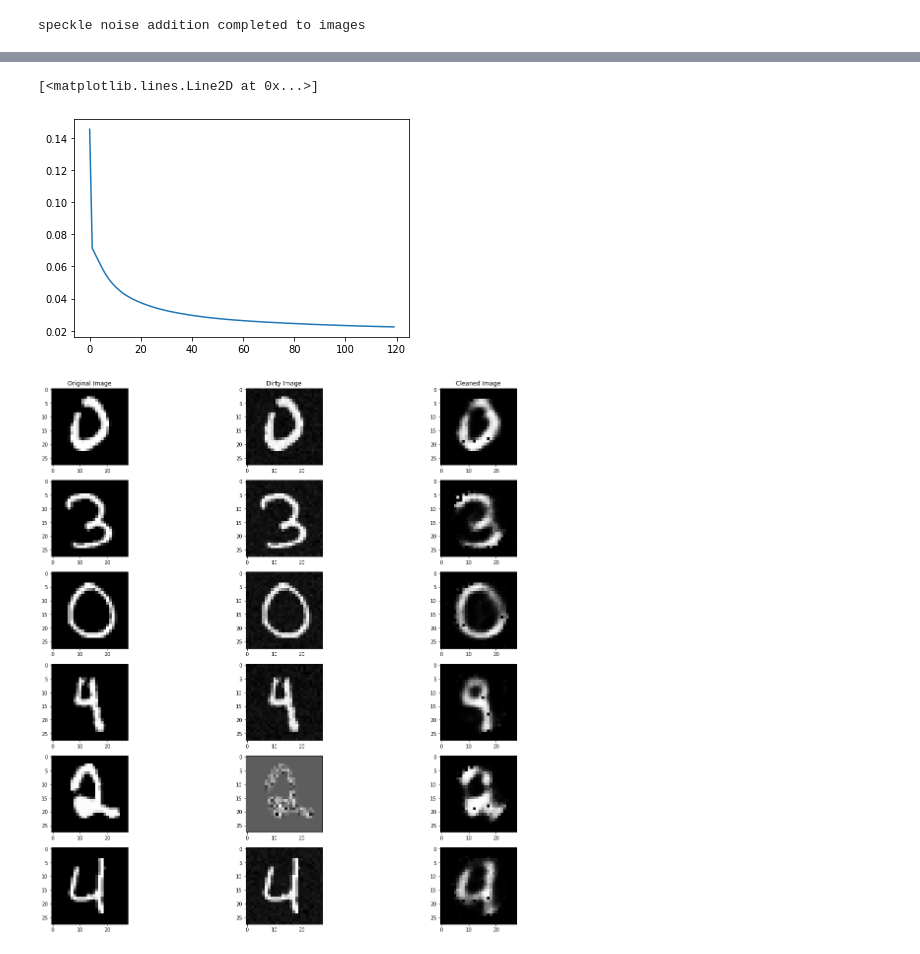
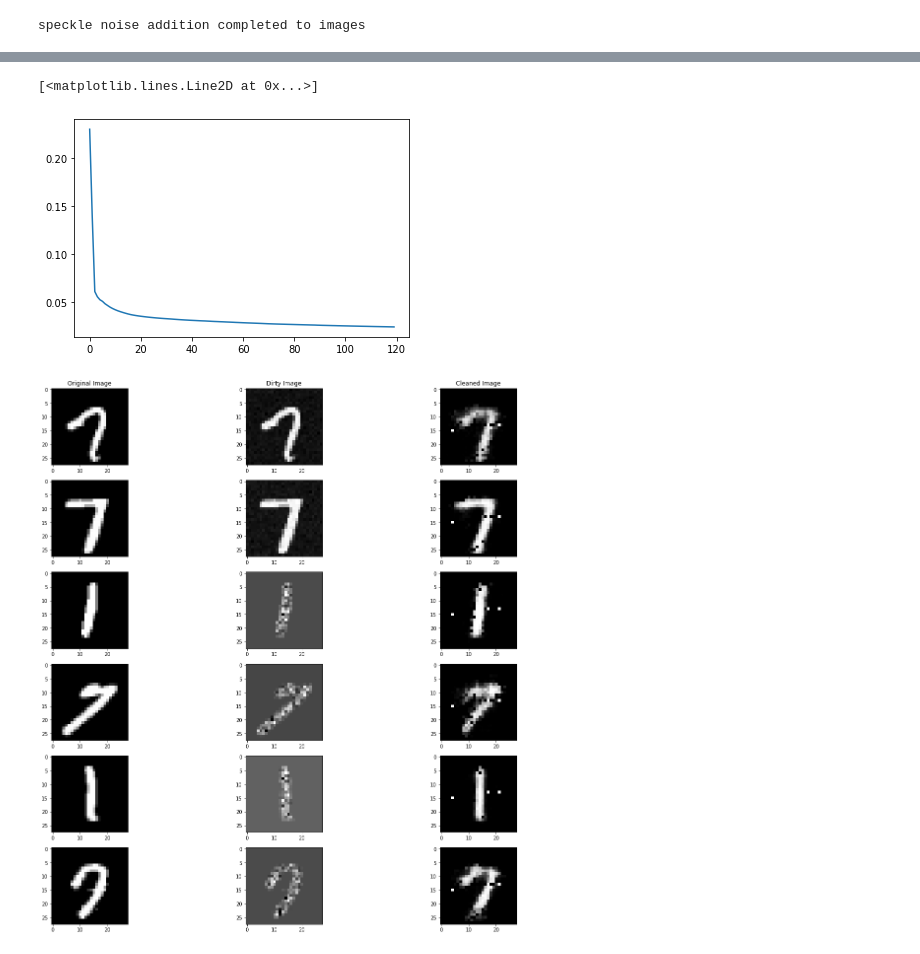
Before and after one commit to franzele21/autoencodeur_tp, a Jupyter notebook: DenoisingAutoencoder.ipynb, the cells around one changed output, grey strips where cells are left out. Drawn from its saved outputs; the diff is of its cells as text; code cells hidden in the pictures.

```diff
--- a/DenoisingAutoencoder.ipynb
+++ b/DenoisingAutoencoder.ipynb
@@ -52,8 +52,14 @@ def add_noise(img, noise_type="gaussian"):
     noise = noise.reshape(row, col)
     img   = img + img*noise
     return img
+# %%
+mnist_ = mnist.load_data()
+
+train_mask = (mnist_[0][1] == 1) | (mnist_[0][1] == 7)
+test_mask = (mnist_[1][1] == 1) | (mnist_[1][1] == 7)
+
+(xtrain, ytrain) = mnist_[0][0][train_mask], mnist_[0][1][train_mask]
+(xtest, ytest) = mnist_[1][0][test_mask], mnist_[1][1][test_mask]
 # %%
-#Here we load the dataset from keras
-(xtrain, ytrain), (xtest, ytest) = mnist.load_data()
 print("No of training datapoints:{}\nNo of Test datapoints:{}".format(len(xtrain), len(xtest)))
 # %% [output]
@@ -67,7 +73,7 @@ We shuffle them for better generalization.
 noises = ["gaussian", "speckle"]
 noise_ct = 0
 noise_id = 0
-traindata = np.zeros((60000, 28, 28))
+traindata = np.zeros((len(xtrain), 28, 28))
 
 
 
@@ -181,23 +207,23 @@ Here, we define the autoencoder model.
 """
 
 class denoising_model(nn.Module):
-  def __init__(self):
+  def __init__(self, latent_size=64, img_size=28*28):
     super(denoising_model,self).__init__()
     self.encoder = nn.Sequential(
-      nn.Linear(28*28, 256),
+      nn.Linear(img_size, 256),
       nn.ReLU(True),
       nn.Linear(256, 128),
       nn.ReLU(True),
-      nn.Linear(128, 64),
+      nn.Linear(128, latent_size),
       nn.ReLU(True)
     )
 
     self.decoder = nn.Sequential(
-      nn.Linear(64, 128),
+      nn.Linear(latent_size, 128),
       nn.ReLU(True),
       nn.Linear(128, 256),
       nn.ReLU(True),
-      nn.Linear(256, 28*28),
+      nn.Linear(256, img_size),
       nn.Sigmoid()
     )
 
@@ -275,42 +301,42 @@ Entering Epoch:  11
 plt.plot(range(len(losslist)),losslist)
 # %% [output]
 [<matplotlib.lines.Line2D at 0x...>]
-[figure, old version]
+[figure, new version]
 # %%
 """Here, we try to visualize some of the results.
   We randomly generate 6 numbers in between 1 and 10k , run them through the model,
   and show the results with comparisons
  """
 f,axes= plt.subplots(6,3,figsize=(20,20))
 axes[0,0].set_title("Original Image")
 axes[0,1].set_title("Dirty Image")
 axes[0,2].set_title("Cleaned Image")
 
-test_imgs=np.random.randint(0,10000,size=6)
+test_imgs=np.random.randint(0,len(xtest),size=6)
 for idx in range((6)):
   dirty=testset[test_imgs[idx]][0]
   clean=testset[test_imgs[idx]][1]
   label=testset[test_imgs[idx]][2]
   dirty=dirty.view(dirty.size(0),-1).type(torch.FloatTensor)
   dirty=dirty.to(device)
   output=model(dirty)
 
   output=output.view(1,28,28)
   output=output.permute(1,2,0).squeeze(2)
   output=output.detach().cpu().numpy()
 
   dirty=dirty.view(1,28,28)
   dirty=dirty.permute(1,2,0).squeeze(2)
   dirty=dirty.detach().cpu().numpy()
 
   clean=clean.permute(1,2,0).squeeze(2)
   clean=clean.detach().cpu().numpy()
 
   axes[idx,0].imshow(clean,cmap="gray")
   axes[idx,1].imshow(dirty,cmap="gray")
   axes[idx,2].imshow(output,cmap="gray")
 # %% [output]
-[figure, old version]
+[figure, new version]
 # %%
 PATH = "model"
 torch.save(model.state_dict(), PATH)  # We save the model state dict at PATH
```
Also changed, not shown: parts of 7 cells of this notebook, 1 other file.
